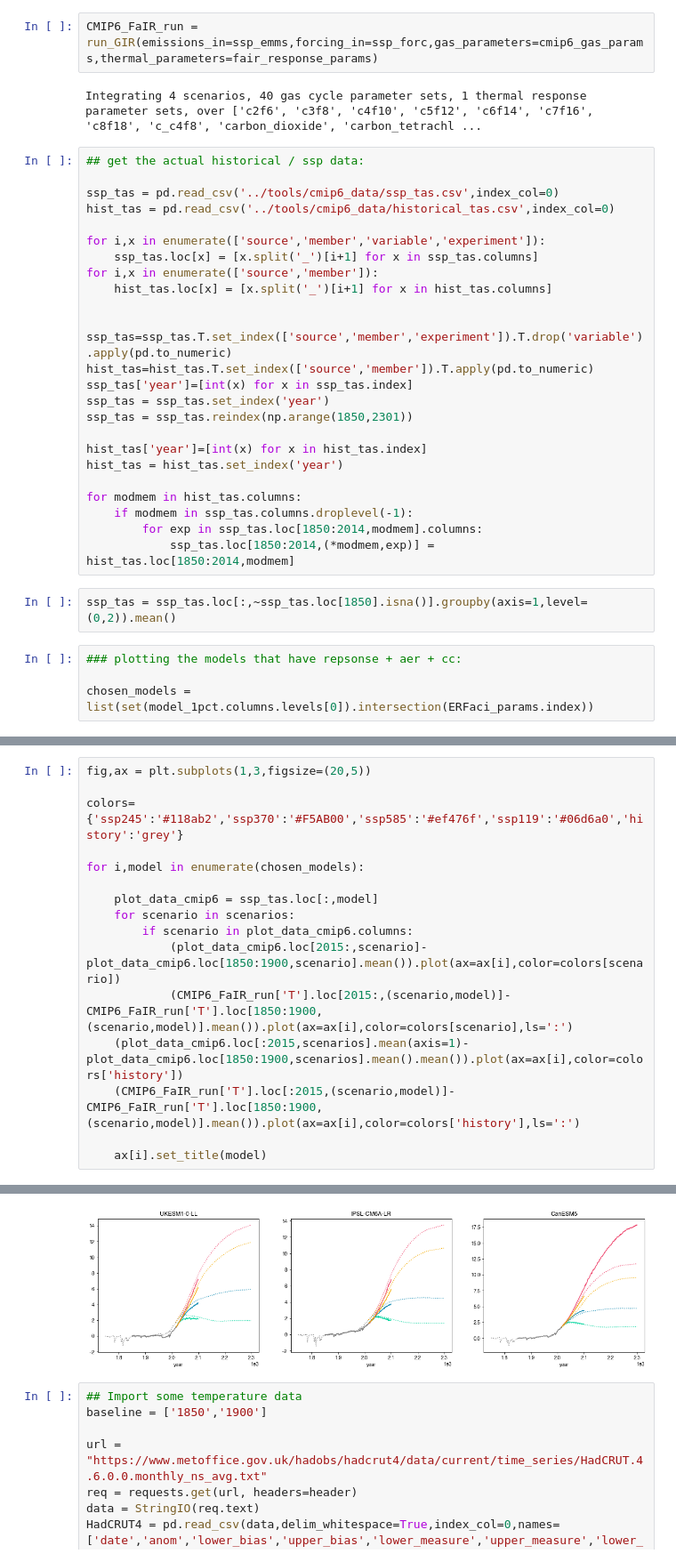
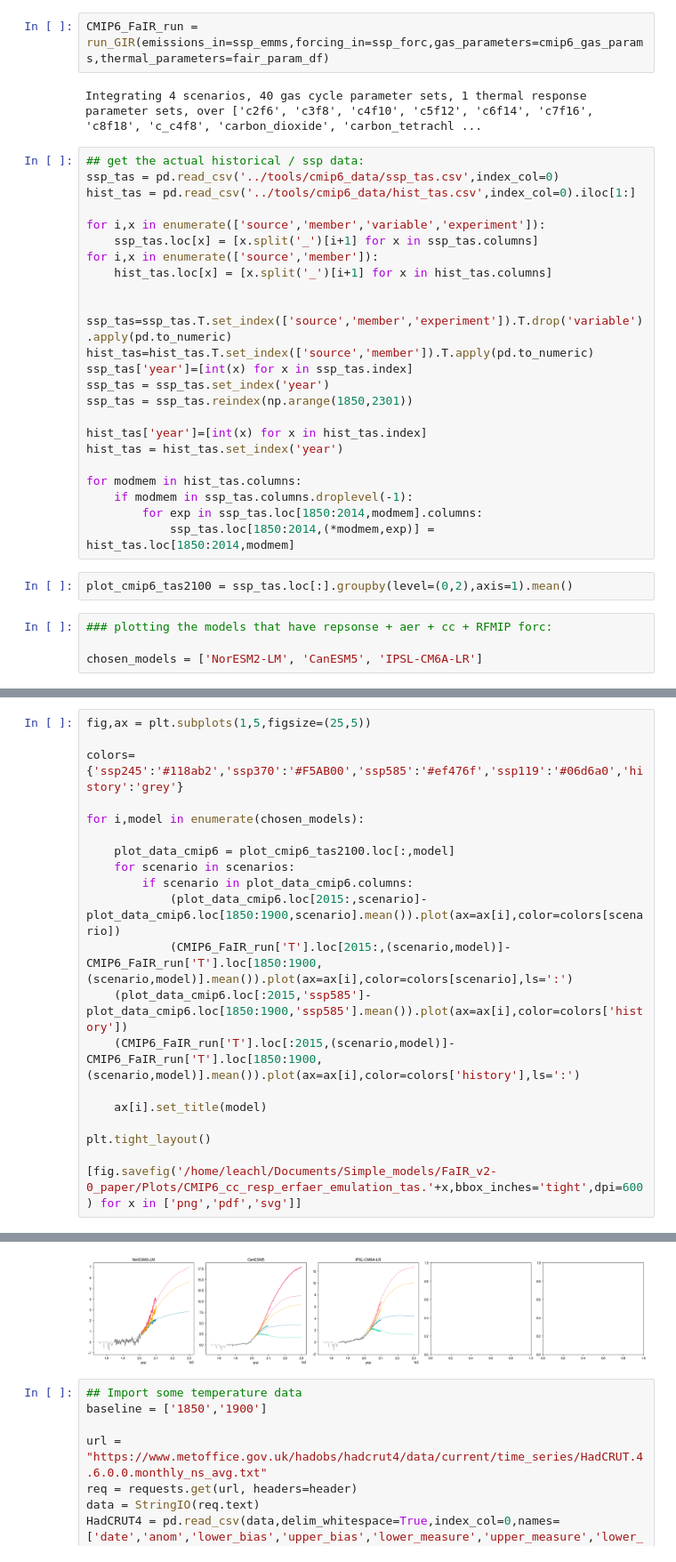
Before and after one commit to njleach/GIR, a Jupyter notebook: GIR/notebooks/CMIP6_emulation.ipynb, the cells around one changed output, grey strips where cells are left out. Shown at 89% size. Cells and saved outputs as stored; diff of their text form.

Commit message:
commit before changing inverse model

```diff
--- a/GIR/notebooks/CMIP6_emulation.ipynb
+++ b/GIR/notebooks/CMIP6_emulation.ipynb
@@ -272,14 +400,13 @@ for ssp in ssp_emms.columns.levels[0]:
     ssp_emms.loc[:2014,(ssp,'carbon_dioxide')] = GCP_historical_emissions.sum(axis=1).loc[1750:2014]
     ssp_emms.loc[2015:2025,(ssp,'carbon_dioxide')] *= np.linspace(sf,1,11)
 # %%
-CMIP6_FaIR_run = run_GIR(emissions_in=ssp_emms,forcing_in=ssp_forc,gas_parameters=cmip6_gas_params,thermal_parameters=fair_response_params)
+CMIP6_FaIR_run = run_GIR(emissions_in=ssp_emms,forcing_in=ssp_forc,gas_parameters=cmip6_gas_params,thermal_parameters=fair_param_df)
 # %% [output]
 Integrating 4 scenarios, 40 gas cycle parameter sets, 1 thermal response parameter sets, over ['c2f6', 'c3f8', 'c4f10', 'c5f12', 'c6f14', 'c7f16', 'c8f18', 'c_c4f8', 'carbon_dioxide', 'carbon_tetrachl ...
 # %%
 ## get the actual historical / ssp data:
-
 ssp_tas = pd.read_csv('../tools/cmip6_data/ssp_tas.csv',index_col=0)
-hist_tas = pd.read_csv('../tools/cmip6_data/historical_tas.csv',index_col=0)
+hist_tas = pd.read_csv('../tools/cmip6_data/hist_tas.csv',index_col=0).iloc[1:]
 
 for i,x in enumerate(['source','member','variable','experiment']):
     ssp_tas.loc[x] = [x.split('_')[i+1] for x in ssp_tas.columns]
@@ -301,8 +428,8 @@ for modmem in hist_tas.columns:
         for exp in ssp_tas.loc[1850:2014,modmem].columns:
             ssp_tas.loc[1850:2014,(*modmem,exp)] = hist_tas.loc[1850:2014,modmem]
 # %%
-ssp_tas = ssp_tas.loc[:,~ssp_tas.loc[1850].isna()].groupby(axis=1,level=(0,2)).mean()
+plot_cmip6_tas2100 = ssp_tas.loc[:].groupby(level=(0,2),axis=1).mean()
 # %%
-### plotting the models that have repsonse + aer + cc:
+### plotting the models that have repsonse + aer + cc + RFMIP forc:
 
-chosen_models = list(set(model_1pct.columns.levels[0]).intersection(ERFaci_params.index))
+chosen_models = ['NorESM2-LM', 'CanESM5', 'IPSL-CM6A-LR']
@@ -309,17 +466,21 @@ chosen_models = list(set(model_1pct.columns.levels[0]).intersection(ERFaci_param
 # %%
-fig,ax = plt.subplots(1,3,figsize=(20,5))
+fig,ax = plt.subplots(1,5,figsize=(25,5))
 
 colors= {'ssp245':'#118ab2','ssp370':'#F5AB00','ssp585':'#ef476f','ssp119':'#06d6a0','history':'grey'}
 
 for i,model in enumerate(chosen_models):
 
-    plot_data_cmip6 = ssp_tas.loc[:,model]
+    plot_data_cmip6 = plot_cmip6_tas2100.loc[:,model]
     for scenario in scenarios:
         if scenario in plot_data_cmip6.columns:
             (plot_data_cmip6.loc[2015:,scenario]-plot_data_cmip6.loc[1850:1900,scenario].mean()).plot(ax=ax[i],color=colors[scenario])
             (CMIP6_FaIR_run['T'].loc[2015:,(scenario,model)]-CMIP6_FaIR_run['T'].loc[1850:1900,(scenario,model)].mean()).plot(ax=ax[i],color=colors[scenario],ls=':')
-    (plot_data_cmip6.loc[:2015,scenarios].mean(axis=1)-plot_data_cmip6.loc[1850:1900,scenarios].mean().mean()).plot(ax=ax[i],color=colors['history'])
+    (plot_data_cmip6.loc[:2015,'ssp585']-plot_data_cmip6.loc[1850:1900,'ssp585'].mean()).plot(ax=ax[i],color=colors['history'])
     (CMIP6_FaIR_run['T'].loc[:2015,(scenario,model)]-CMIP6_FaIR_run['T'].loc[1850:1900,(scenario,model)].mean()).plot(ax=ax[i],color=colors['history'],ls=':')
 
     ax[i].set_title(model)
+
+plt.tight_layout()
+
+[fig.savefig('/home/leachl/Documents/Simple_models/FaIR_v2-0_paper/Plots/CMIP6_cc_resp_erfaer_emulation_tas.'+x,bbox_inches='tight',dpi=600) for x in ['png','pdf','svg']]
 # %% [output]
@@ -326,4 +488,4 @@ for i,model in enumerate(chosen_models):
-[figure, old version]
+[figure, new version]
 # %%
 ## Import some temperature data
 baseline = ['1850','1900']
```
Also changed, not shown: parts of 30 cells of this notebook, 7 other files.
